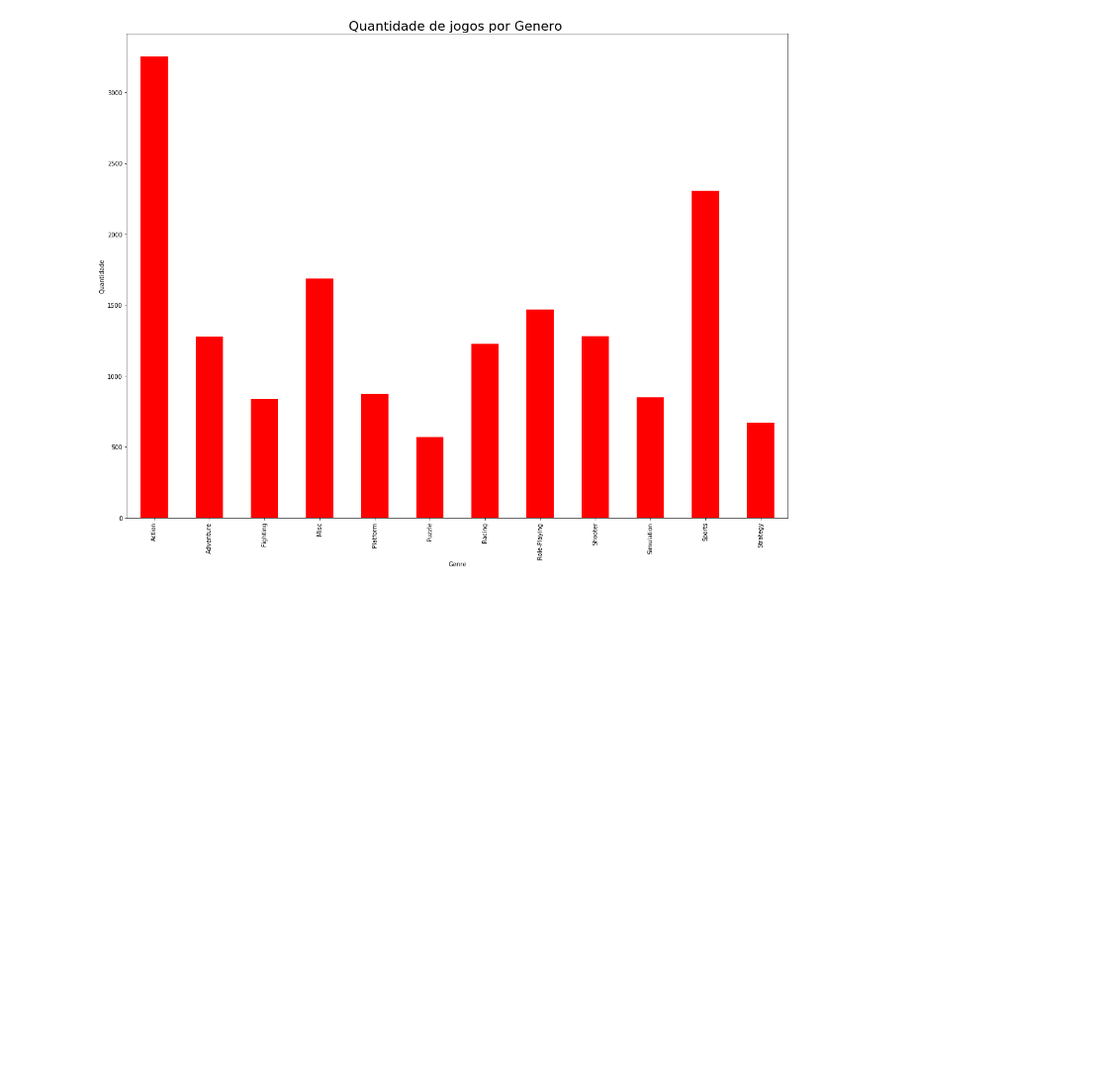
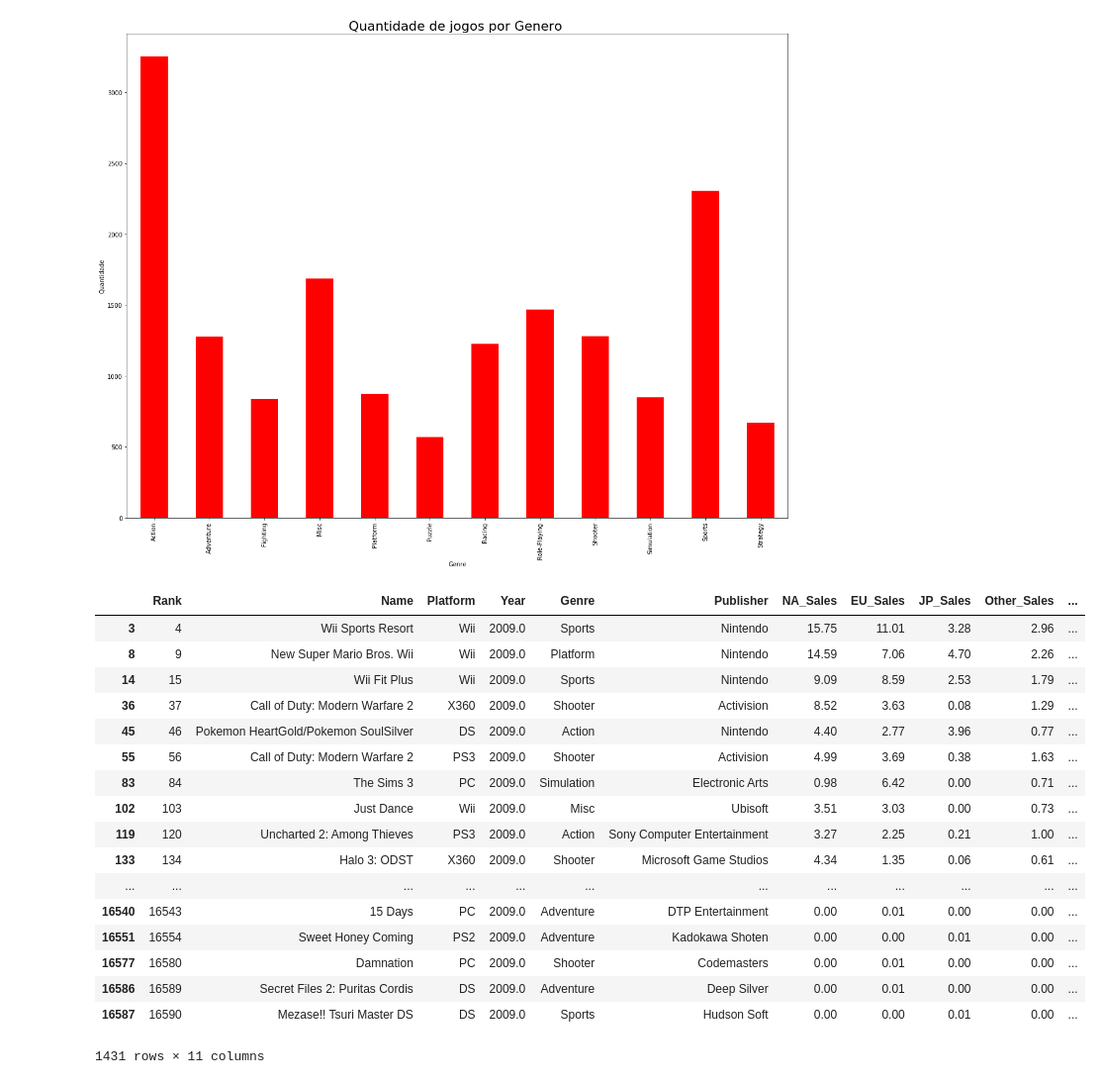
Before and after one commit to henriquewestphal/videogamesales, a Jupyter notebook: analise_videogames.ipynb, the cells around one changed output. Shown: that part at 99% size. Saved outputs shown, nothing was run; the diff lists cells and outputs as text; code cells hidden in the pictures; blank space fills up the shorter version.

```diff
--- a/analise_videogames.ipynb
+++ b/analise_videogames.ipynb
@@ -255,0 +258,21 @@ Text(0.5,1,'Quantidade de jogos por Genero ')
+# %%
+games2009
+# %% [output]
+|  | Rank | Name | Platform | Year | Genre | Publisher | NA_Sales | EU_Sales | JP_Sales | Other_Sales | ... |
+| 3 | 4 | Wii Sports Resort | Wii | 2009.0 | Sports | Nintendo | 15.75 | 11.01 | 3.28 | 2.96 | ... |
+| 8 | 9 | New Super Mario Bros. Wii | Wii | 2009.0 | Platform | Nintendo | 14.59 | 7.06 | 4.70 | 2.26 | ... |
+| 14 | 15 | Wii Fit Plus | Wii | 2009.0 | Sports | Nintendo | 9.09 | 8.59 | 2.53 | 1.79 | ... |
+| 36 | 37 | Call of Duty: Modern Warfare 2 | X360 | 2009.0 | Shooter | Activision | 8.52 | 3.63 | 0.08 | 1.29 | ... |
+| 45 | 46 | Pokemon HeartGold/Pokemon SoulSilver | DS | 2009.0 | Action | Nintendo | 4.40 | 2.77 | 3.96 | 0.77 | ... |
+| 55 | 56 | Call of Duty: Modern Warfare 2 | PS3 | 2009.0 | Shooter | Activision | 4.99 | 3.69 | 0.38 | 1.63 | ... |
+| 83 | 84 | The Sims 3 | PC | 2009.0 | Simulation | Electronic Arts | 0.98 | 6.42 | 0.00 | 0.71 | ... |
+| 102 | 103 | Just Dance | Wii | 2009.0 | Misc | Ubisoft | 3.51 | 3.03 | 0.00 | 0.73 | ... |
+| 119 | 120 | Uncharted 2: Among Thieves | PS3 | 2009.0 | Action | Sony Computer Entertainment | 3.27 | 2.25 | 0.21 | 1.00 | ... |
+| 133 | 134 | Halo 3: ODST | X360 | 2009.0 | Shooter | Microsoft Game Studios | 4.34 | 1.35 | 0.06 | 0.61 | ... |
+| ... | ... | ... | ... | ... | ... | ... | ... | ... | ... | ... | ... |
+| 16540 | 16543 | 15 Days | PC | 2009.0 | Adventure | DTP Entertainment | 0.00 | 0.01 | 0.00 | 0.00 | ... |
+| 16551 | 16554 | Sweet Honey Coming | PS2 | 2009.0 | Adventure | Kadokawa Shoten | 0.00 | 0.00 | 0.01 | 0.00 | ... |
+| 16577 | 16580 | Damnation | PC | 2009.0 | Shooter | Codemasters | 0.00 | 0.01 | 0.00 | 0.00 | ... |
+| 16586 | 16589 | Secret Files 2: Puritas Cordis | DS | 2009.0 | Adventure | Deep Silver | 0.00 | 0.01 | 0.00 | 0.00 | ... |
+| 16587 | 16590 | Mezase!! Tsuri Master DS | DS | 2009.0 | Sports | Hudson Soft | 0.00 | 0.00 | 0.01 | 0.00 | ... |
+1431 rows × 11 columns
```
Also changed, not shown: parts of 3 cells of this notebook.
